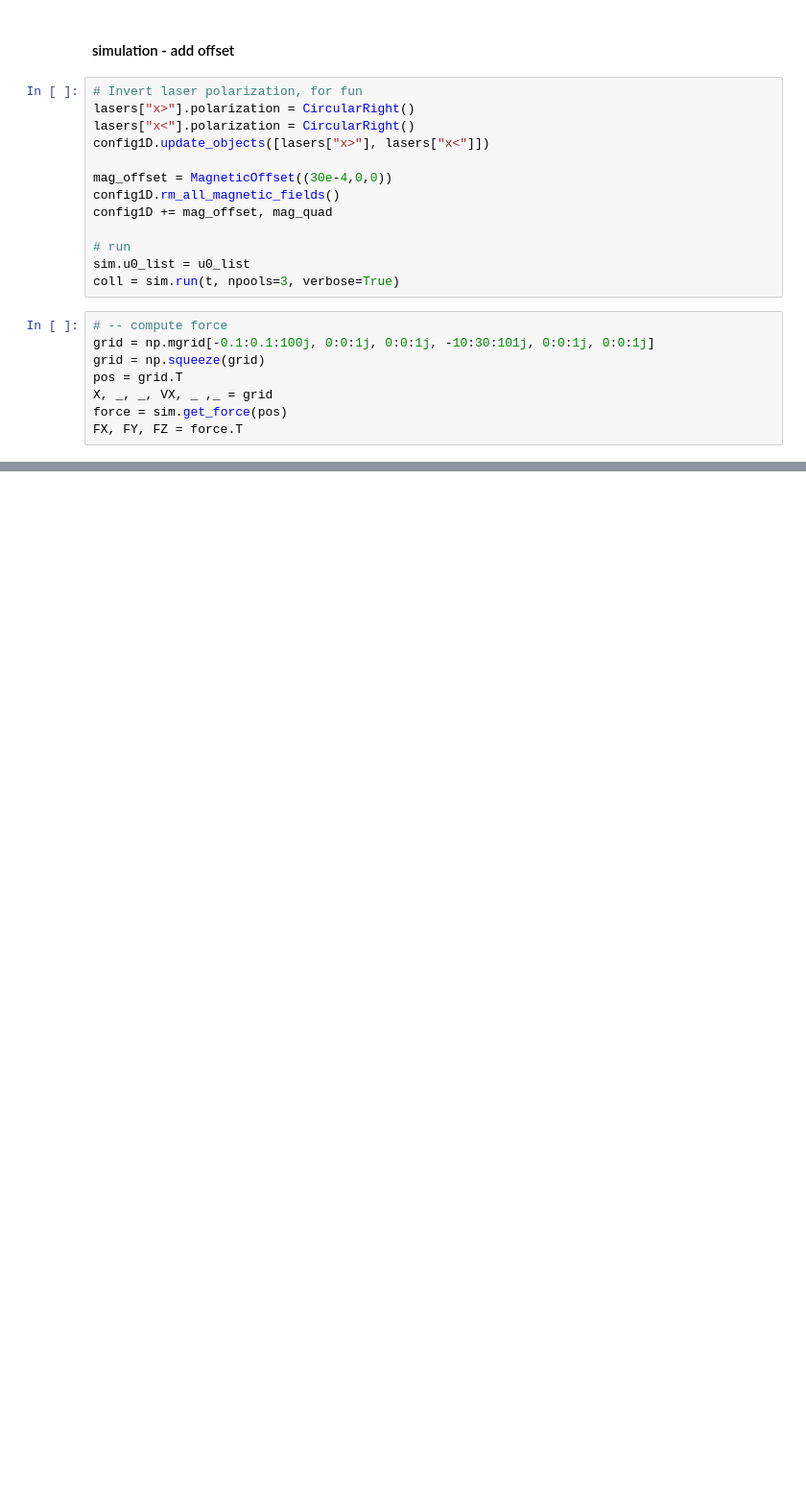
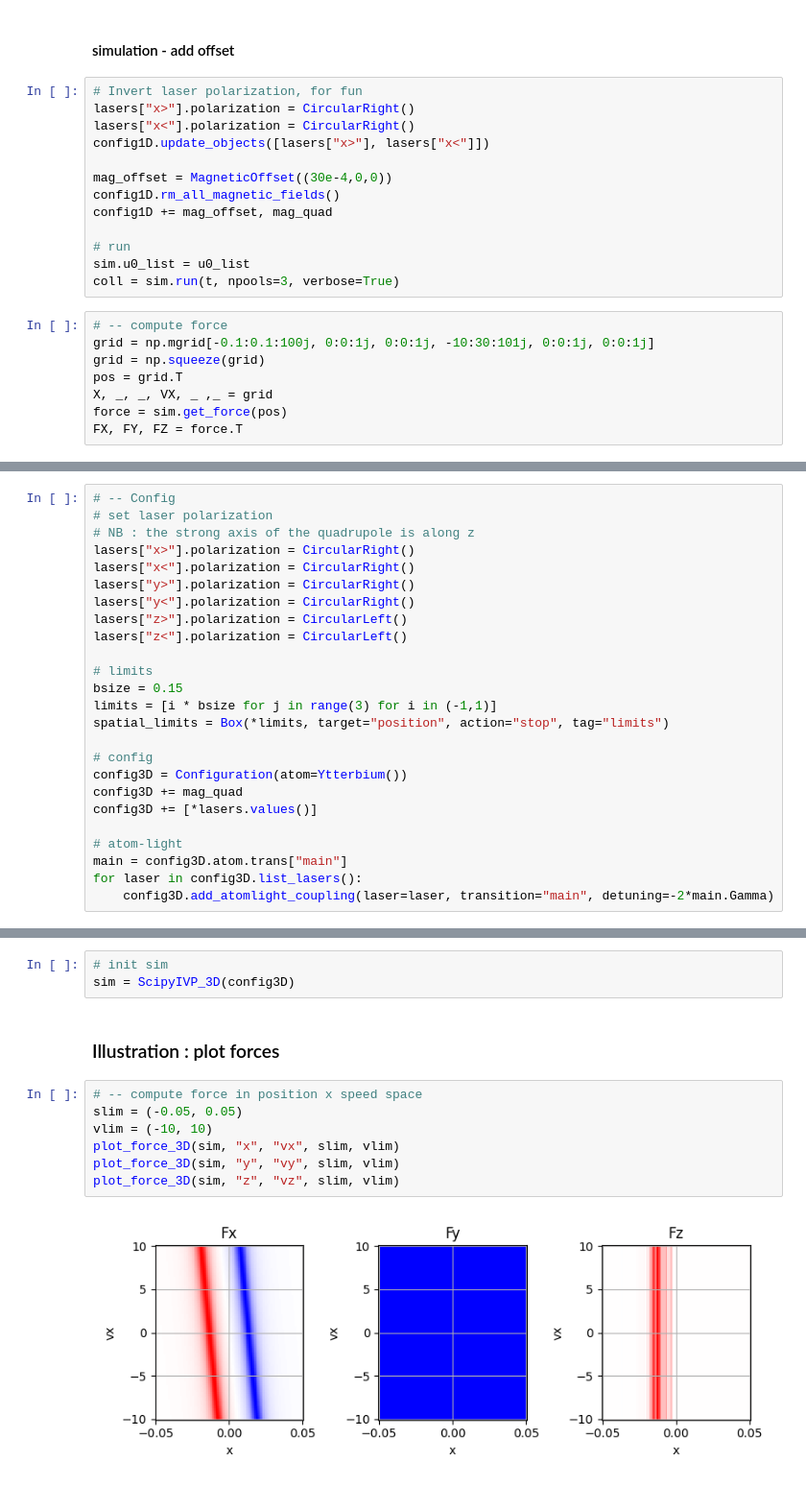
Before and after one commit to adareau/atomSmltr, a Jupyter notebook: docs/_notebook_examples/atomic_physics/MOT.ipynb, the cells around one changed output, grey strips where cells are left out. Shown at 96% size. Drawn from its saved outputs; the diff is of its cells as text; blank space fills up the shorter version.

```diff
--- a/docs/_notebook_examples/atomic_physics/MOT.ipynb
+++ b/docs/_notebook_examples/atomic_physics/MOT.ipynb
@@ -238,0 +308,25 @@ plt.show()
+# %%
+# -- Config
+# set laser polarization
+# NB : the strong axis of the quadrupole is along z
+lasers["x>"].polarization = CircularRight()
+lasers["x<"].polarization = CircularRight()
+lasers["y>"].polarization = CircularRight()
+lasers["y<"].polarization = CircularRight()
+lasers["z>"].polarization = CircularLeft()
+lasers["z<"].polarization = CircularLeft()
+
+# limits
+bsize = 0.15
+limits = [i * bsize for j in range(3) for i in (-1,1)]
+spatial_limits = Box(*limits, target="position", action="stop", tag="limits")
+
+# config
+config3D = Configuration(atom=Ytterbium())
+config3D += mag_quad
+config3D += [*lasers.values()]
+
+# atom-light
+main = config3D.atom.trans["main"]
+for laser in config3D.list_lasers():
+    config3D.add_atomlight_coupling(laser=laser, transition="main", detuning=-2*main.Gamma)
@@ -238,0 +349,14 @@ plt.show()
+# %%
+# init sim
+sim = ScipyIVP_3D(config3D)
+# %% [markdown]
+### Illustration : plot forces
+# %%
+# -- compute force in position x speed space
+slim = (-0.05, 0.05)
+vlim = (-10, 10)
+plot_force_3D(sim, "x", "vx", slim, vlim)
+plot_force_3D(sim, "y", "vy", slim, vlim)
+plot_force_3D(sim, "z", "vz", slim, vlim)
+# %% [output]
+[figure, added]
```
Also changed, not shown: parts of 19 cells of this notebook, 2 other files.
